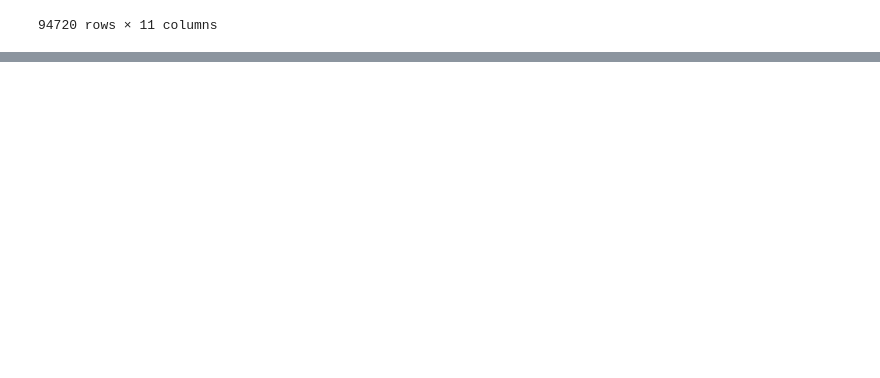
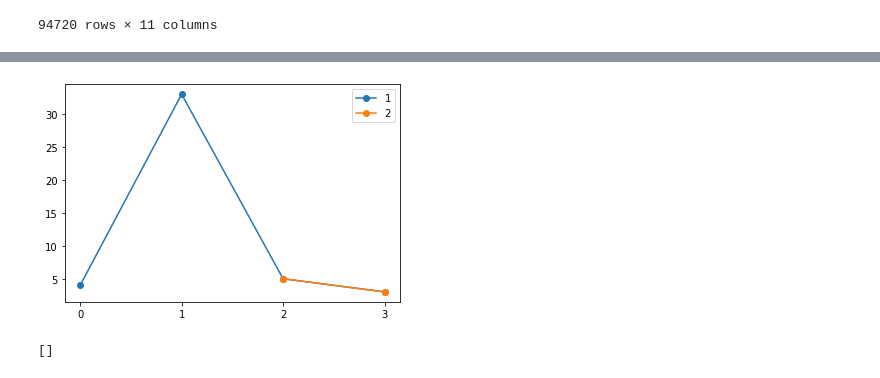
Before and after one commit to JbIPS/ML_Polist, a Jupyter notebook: POLIST_01_nettoyage.ipynb, the cells around one changed output, grey strips where cells are left out. Drawn from its saved outputs; the diff is of its cells as text; code cells hidden in the pictures; blank space fills up the shorter version.

```diff
--- a/POLIST_01_nettoyage.ipynb
+++ b/POLIST_01_nettoyage.ipynb
@@ -871,0 +872,13 @@ dataset_full[test.any(axis=1)]
+# %%
+fig, ax = plt.subplots()
+plt.plot([0,1,2,3], [4,33,5,3], '-o', figure=fig)
+plt.plot([0,1,2,3], [None, None,5,3], '-o', figure=fig)
+ax.set_xticks([0,1,2,3])
+plt.legend([1,2])
+plt.show()
+# %% [output]
+[figure, added]
+# %%
+[None]*0
+# %% [output]
+[]
```
Also changed, not shown: parts of 10 cells of this notebook, 2 other files.
